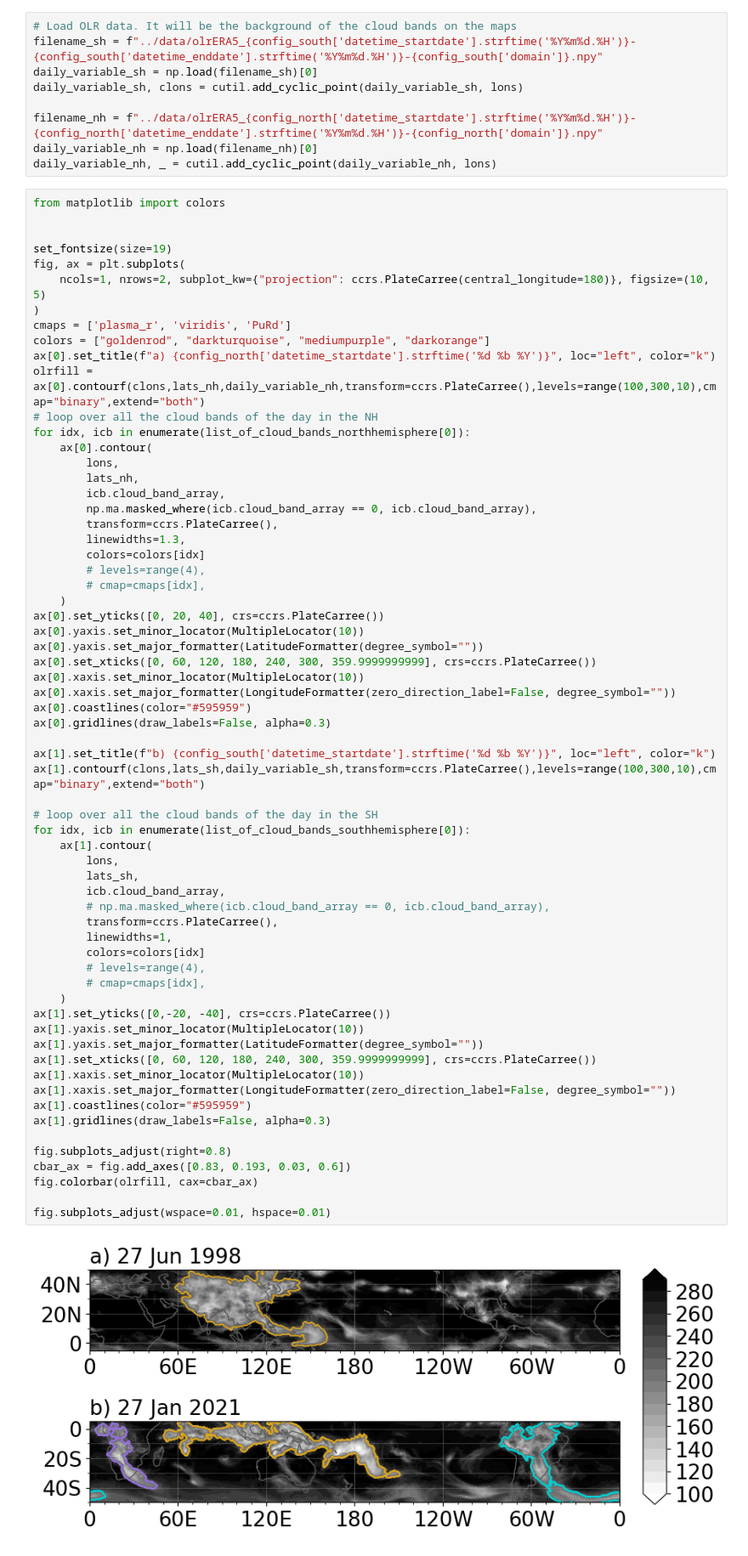
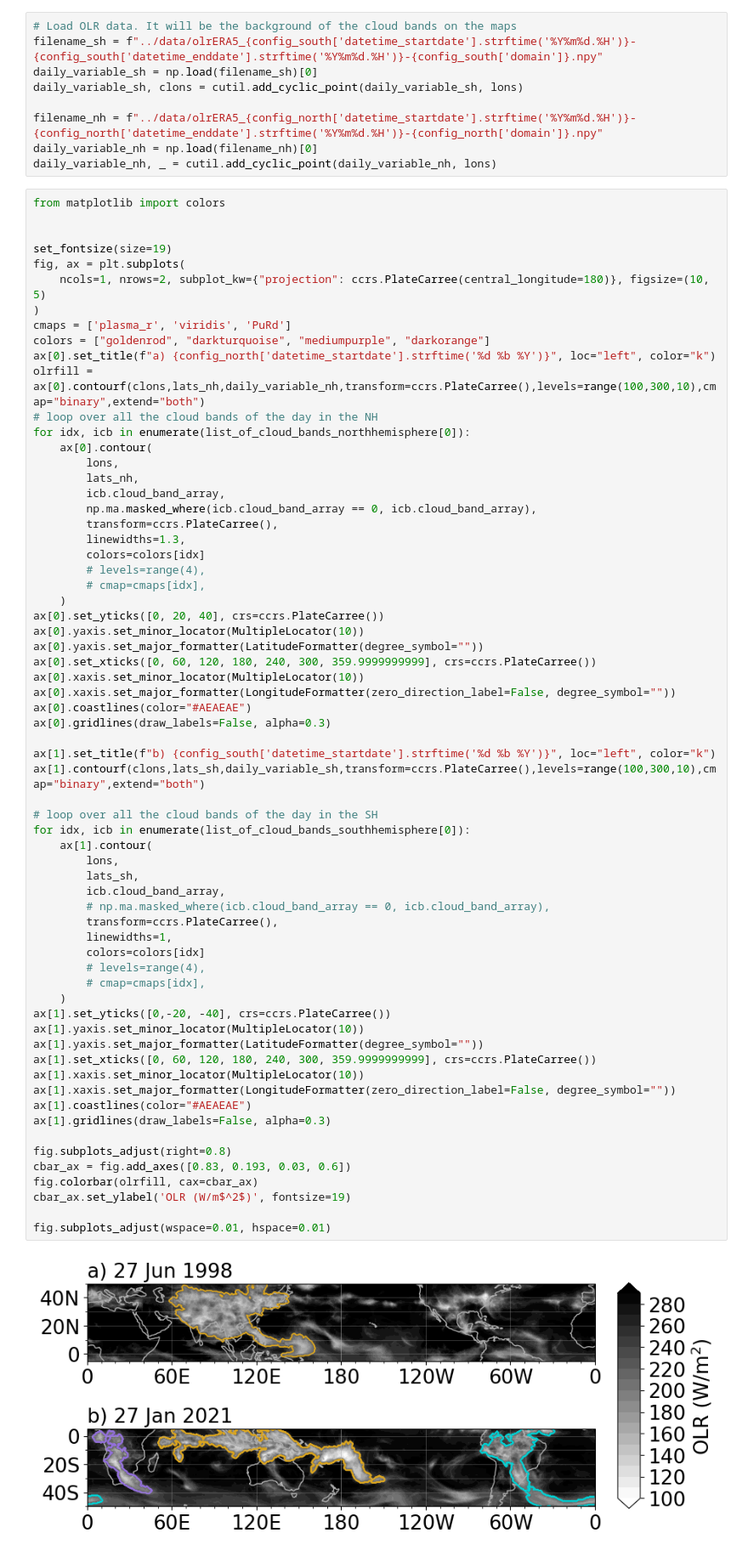
Before and after one commit to romainpilon/cloudbandPy, a Jupyter notebook: notebooks/map_cloudbands_issues_detection_domains.ipynb, the cells around one changed output. Shown at 85% size. Saved outputs shown, nothing was run; the diff lists cells and outputs as text.

Commit message:
Add bbox/orientation figure and light changes

```diff
--- a/notebooks/map_cloudbands_issues_detection_domains.ipynb
+++ b/notebooks/map_cloudbands_issues_detection_domains.ipynb
@@ -117,38 +117,39 @@ ax[0].yaxis.set_major_formatter(LatitudeFormatter(degree_symbol=""))
 ax[0].set_xticks([0, 60, 120, 180, 240, 300, 359.9999999999], crs=ccrs.PlateCarree())
 ax[0].xaxis.set_minor_locator(MultipleLocator(10))
 ax[0].xaxis.set_major_formatter(LongitudeFormatter(zero_direction_label=False, degree_symbol=""))
-ax[0].coastlines(color="#595959")
+ax[0].coastlines(color="#AEAEAE")
 ax[0].gridlines(draw_labels=False, alpha=0.3)
 
 ax[1].set_title(f"b) {config_south['datetime_startdate'].strftime('%d %b %Y')}", loc="left", color="k")
 ax[1].contourf(clons,lats_sh,daily_variable_sh,transform=ccrs.PlateCarree(),levels=range(100,300,10),cmap="binary",extend="both")
 
 # loop over all the cloud bands of the day in the SH
 for idx, icb in enumerate(list_of_cloud_bands_southhemisphere[0]):
     ax[1].contour(
         lons,
         lats_sh,
         icb.cloud_band_array,
         # np.ma.masked_where(icb.cloud_band_array == 0, icb.cloud_band_array),
         transform=ccrs.PlateCarree(),
         linewidths=1,
         colors=colors[idx]
         # levels=range(4),
         # cmap=cmaps[idx],
     )
 ax[1].set_yticks([0,-20, -40], crs=ccrs.PlateCarree())
 ax[1].yaxis.set_minor_locator(MultipleLocator(10))
 ax[1].yaxis.set_major_formatter(LatitudeFormatter(degree_symbol=""))
 ax[1].set_xticks([0, 60, 120, 180, 240, 300, 359.9999999999], crs=ccrs.PlateCarree())
 ax[1].xaxis.set_minor_locator(MultipleLocator(10))
 ax[1].xaxis.set_major_formatter(LongitudeFormatter(zero_direction_label=False, degree_symbol=""))
-ax[1].coastlines(color="#595959")
+ax[1].coastlines(color="#AEAEAE")
 ax[1].gridlines(draw_labels=False, alpha=0.3)
 
 fig.subplots_adjust(right=0.8)
 cbar_ax = fig.add_axes([0.83, 0.193, 0.03, 0.6])
 fig.colorbar(olrfill, cax=cbar_ax)
+cbar_ax.set_ylabel('OLR (W/m$^2$)', fontsize=19)
 
 fig.subplots_adjust(wspace=0.01, hspace=0.01)
 # %% [output]
-[figure, old version]
+[figure, new version]
```
Also changed, not shown: parts of 2 cells of this notebook, 5 other files.
